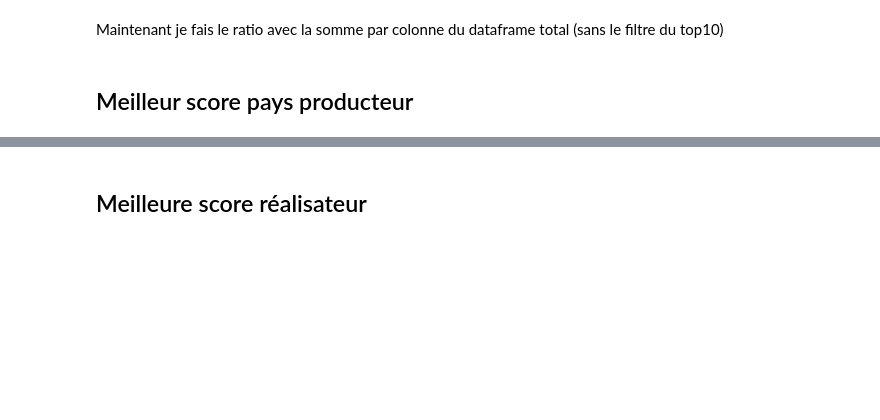
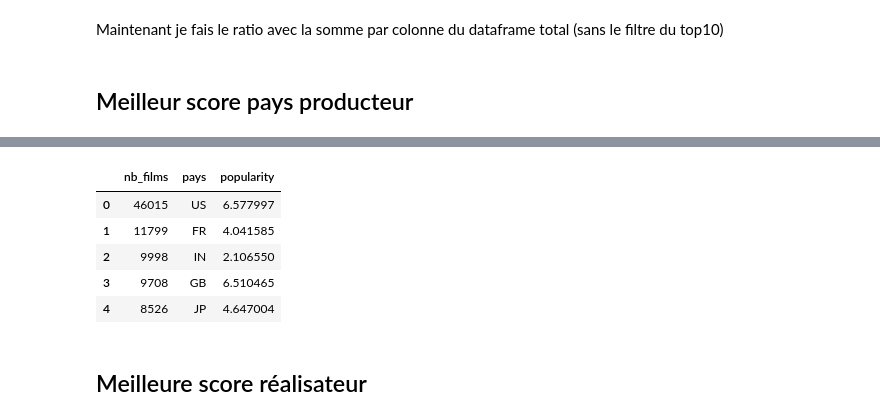
Before and after one commit to LunaGTN/film_recommendation_system, a Jupyter notebook: traitements.ipynb, the cells around one changed output, grey strips where cells are left out. Saved outputs shown, nothing was run; the diff lists cells and outputs as text; code cells hidden in the pictures; blank space fills up the shorter version.

```diff
--- a/traitements.ipynb
+++ b/traitements.ipynb
@@ -178,6 +192,6 @@ nb_films_pays = df_exploded["production_countries"].value_counts().reset_index()
 # %%
 # Rename colonne
-nb_films_pays = nb_films_pays.rename(columns={"production_countries" :"nb_films", "index": "pays"})
+nb_films_pays = nb_films_pays.rename(columns={"production_countries" :"pays", "count": "nb_films"})
 # %%
 # Explode en DF pays/popu
 pop_pays = df_exploded.groupby("production_countries")["popularity"].mean().sort_values(ascending=False).reset_index()
@@ -186,4 +200,17 @@ pop_pays = df_exploded.groupby("production_countries")["popularity"].mean().sort
 pop_pays = pop_pays.rename(columns={"production_countries" :"pays"})
 # %%
 # Merge nb_films_pays et pop_pays
-df_score = nb_films_pays.merge(pop_pays, left_on=["pays"], right_on=["pays"])
+df_score = nb_films_pays.merge(pop_pays, right_on = pop_pays['pays'], left_on = nb_films_pays['pays'])
+# %%
+df_score = df_score.drop(columns = ["key_0","pays_x"])
+# %%
+df_score = df_score.rename(columns = {"pays_y":"pays"})
+# %%
+df_score.head()
+# %% [output]
+|  | nb_films | pays | popularity |
+| 0 | 46015 | US | 6.577997 |
+| 1 | 11799 | FR | 4.041585 |
+| 2 | 9998 | IN | 2.106550 |
+| 3 | 9708 | GB | 6.510465 |
+| 4 | 8526 | JP | 4.647004 |
```
Also changed, not shown: parts of 14 cells of this notebook.
